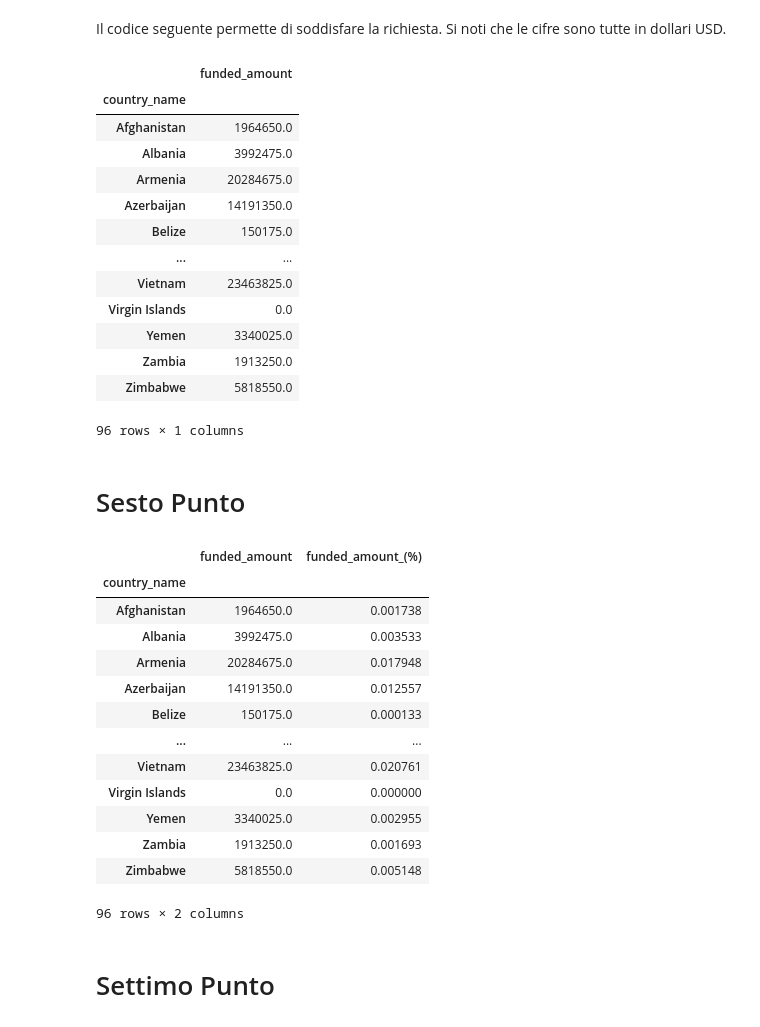
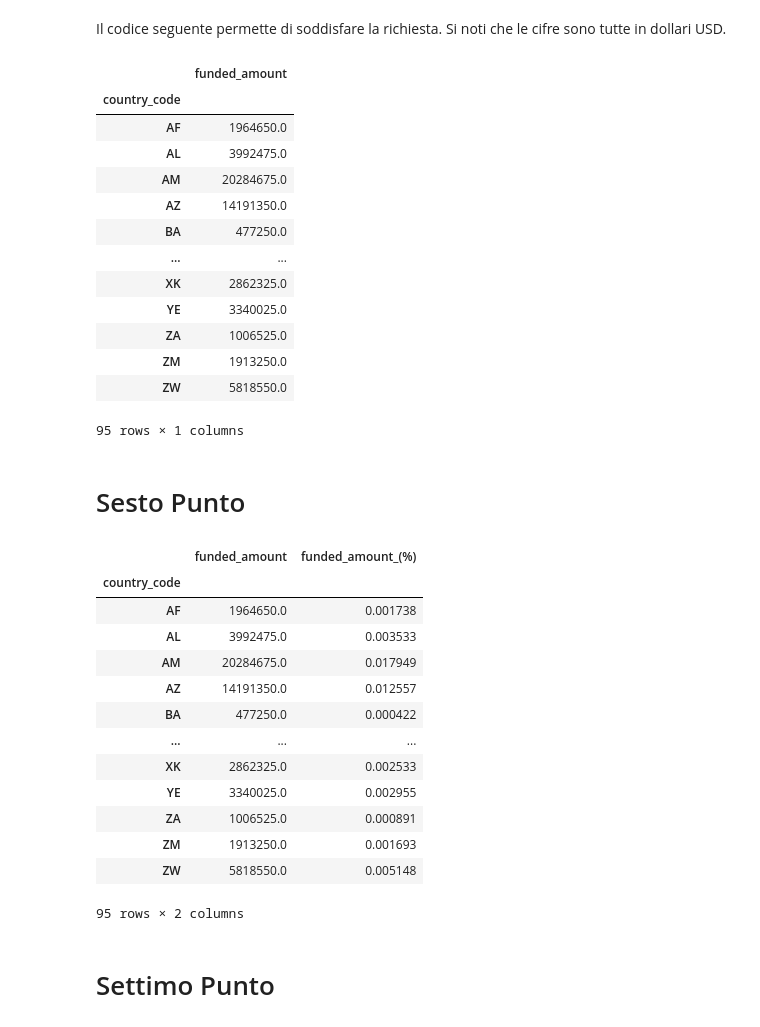
Before and after one commit to dtoniolo/Progetto-FoCS, a Jupyter notebook: Progetto.ipynb, the cells around one changed output. Saved outputs shown, nothing was run; the diff lists cells and outputs as text; code cells hidden in the pictures.

```diff
--- a/Progetto.ipynb
+++ b/Progetto.ipynb
@@ -175,23 +175,23 @@ Name: country_name, Length: 96, dtype: int64
 # %% [markdown]
 Il codice seguente permette di soddisfare la richiesta. Si noti che le cifre sono tutte in dollari USD.
 # %%
-loan_amount_by_ctry = loans.groupby(by = 'country_name').aggregate({'funded_amount': 'sum'})
+loan_amount_by_ctry = loans.groupby(by = 'country_code').aggregate({'funded_amount': 'sum'})
 loan_amount_by_ctry
 # %% [output]
 |  | funded_amount |
-| country_name |  |
-| Afghanistan | 1964650.0 |
-| Albania | 3992475.0 |
-| Armenia | 20284675.0 |
-| Azerbaijan | 14191350.0 |
-| Belize | 150175.0 |
+| country_code |  |
+| AF | 1964650.0 |
+| AL | 3992475.0 |
+| AM | 20284675.0 |
+| AZ | 14191350.0 |
+| BA | 477250.0 |
 | ... | ... |
-| Vietnam | 23463825.0 |
-| Virgin Islands | 0.0 |
-| Yemen | 3340025.0 |
-| Zambia | 1913250.0 |
-| Zimbabwe | 5818550.0 |
+| XK | 2862325.0 |
+| YE | 3340025.0 |
+| ZA | 1006525.0 |
+| ZM | 1913250.0 |
+| ZW | 5818550.0 |
-96 rows × 1 columns
+95 rows × 1 columns
 # %% [markdown]
 # Sesto Punto
 # %%
@@ -199,19 +199,19 @@ loan_amount_by_ctry['funded_amount_(%)'] = loan_amount_by_ctry['funded_amount']/
 loan_amount_by_ctry
 # %% [output]
 |  | funded_amount | funded_amount_(%) |
-| country_name |  |  |
-| Afghanistan | 1964650.0 | 0.001738 |
-| Albania | 3992475.0 | 0.003533 |
-| Armenia | 20284675.0 | 0.017948 |
-| Azerbaijan | 14191350.0 | 0.012557 |
-| Belize | 150175.0 | 0.000133 |
+| country_code |  |  |
+| AF | 1964650.0 | 0.001738 |
+| AL | 3992475.0 | 0.003533 |
+| AM | 20284675.0 | 0.017949 |
+| AZ | 14191350.0 | 0.012557 |
+| BA | 477250.0 | 0.000422 |
 | ... | ... | ... |
-| Vietnam | 23463825.0 | 0.020761 |
-| Virgin Islands | 0.0 | 0.000000 |
-| Yemen | 3340025.0 | 0.002955 |
-| Zambia | 1913250.0 | 0.001693 |
-| Zimbabwe | 5818550.0 | 0.005148 |
+| XK | 2862325.0 | 0.002533 |
+| YE | 3340025.0 | 0.002955 |
+| ZA | 1006525.0 | 0.000891 |
+| ZM | 1913250.0 | 0.001693 |
+| ZW | 5818550.0 | 0.005148 |
-96 rows × 2 columns
+95 rows × 2 columns
 # %% [markdown]
 # Settimo Punto
 # %%
```
Also changed, not shown: parts of 6 cells of this notebook.
